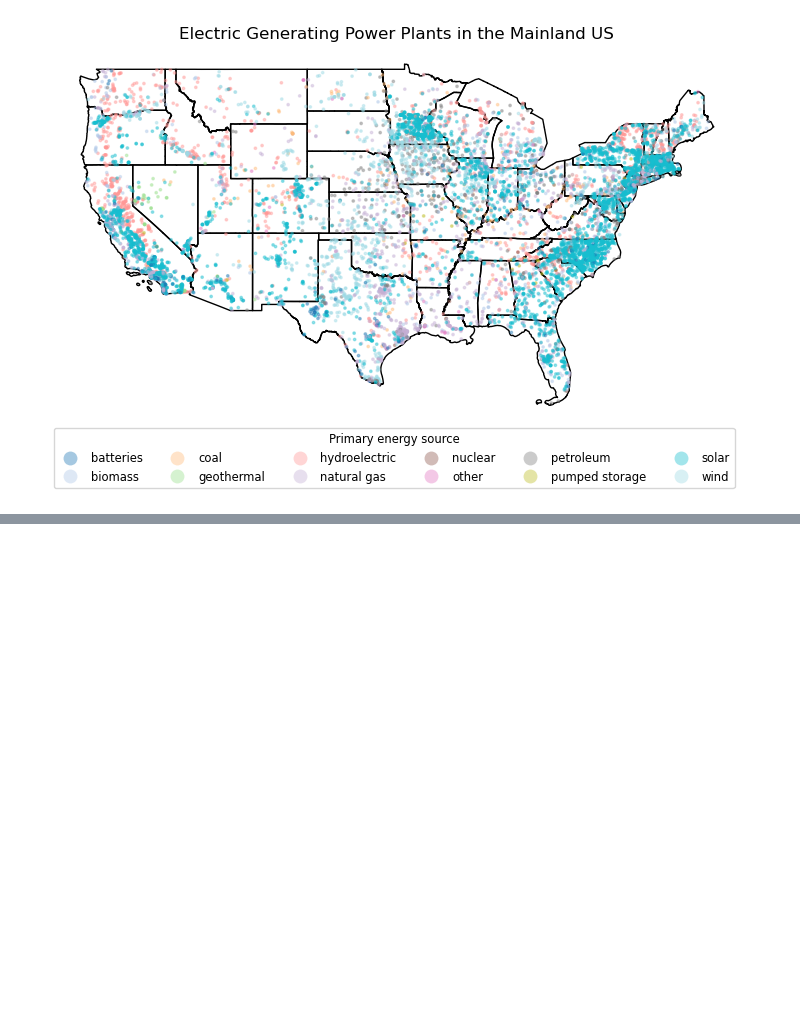
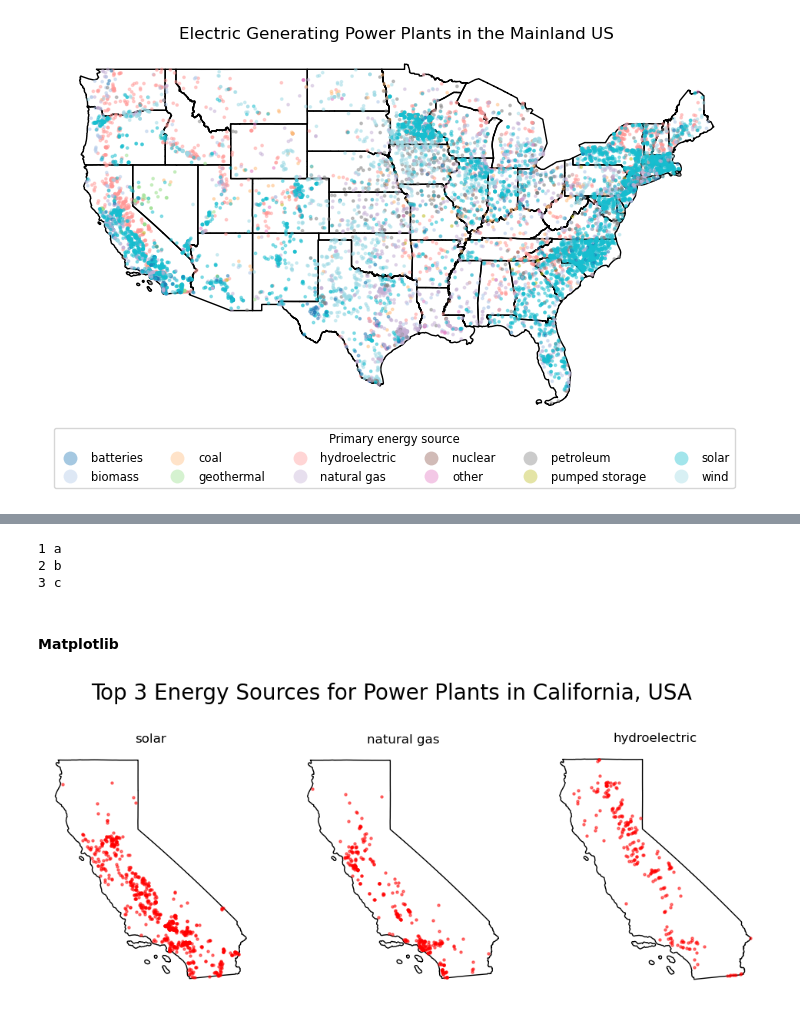
Before and after one commit to zachyyy700/eds220-2025-in-class, a Jupyter notebook: week5-streamlining.ipynb, the cells around one changed output, grey strips where cells are left out. Cells and saved outputs as stored; diff of their text form; code cells hidden in the pictures; blank space fills up the shorter version.

Commit message:
Complete week5 plotting & for zip sections

```diff
--- a/week5-streamlining.ipynb
+++ b/week5-streamlining.ipynb
@@ -177,0 +184,40 @@ plt.show()
+# %%
+# Iterate over two lists in pairs using zip()
+numbers = [1, 2, 3]
+letters = ['a', 'b', 'c']
+for num, letter in zip(numbers, letters):
+    print(num, letter)
+# %% [output]
+1 a
+2 b
+3 c
+# %% [markdown]
+#### Matplotlib
+# %%
+ca_power_plants = power_plants[power_plants['state'] == 'California'].copy()
+# %%
+top_sources = ['solar', 'natural gas', 'hydroelectric']
+# %%
+ca_boundary = states[states['name'] == 'California'].copy()
+# %%
+fig, ax = plt.subplots(figsize=(12, 6), nrows=1, ncols=3)
+
+for ax, i in zip(ax, top_sources):
+
+    ax.set_title(i)
+
+    ax.axis('off')
+
+    ca_boundary.plot(ax=ax,
+                     color='none',
+                     edgecolor='black')
+
+    ca_power_plants[ca_power_plants['primsource'] == i].plot(ax=ax,
+                                                             markersize=5,
+                                                             alpha=0.5,
+                                                             c='red')
+
+fig.suptitle("Top 3 Energy Sources for Power Plants in California, USA", fontsize=20, y = 0.9)
+plt.show()
+# %% [output]
+[figure, added]
```
Also changed, not shown: parts of 3 cells of this notebook.
